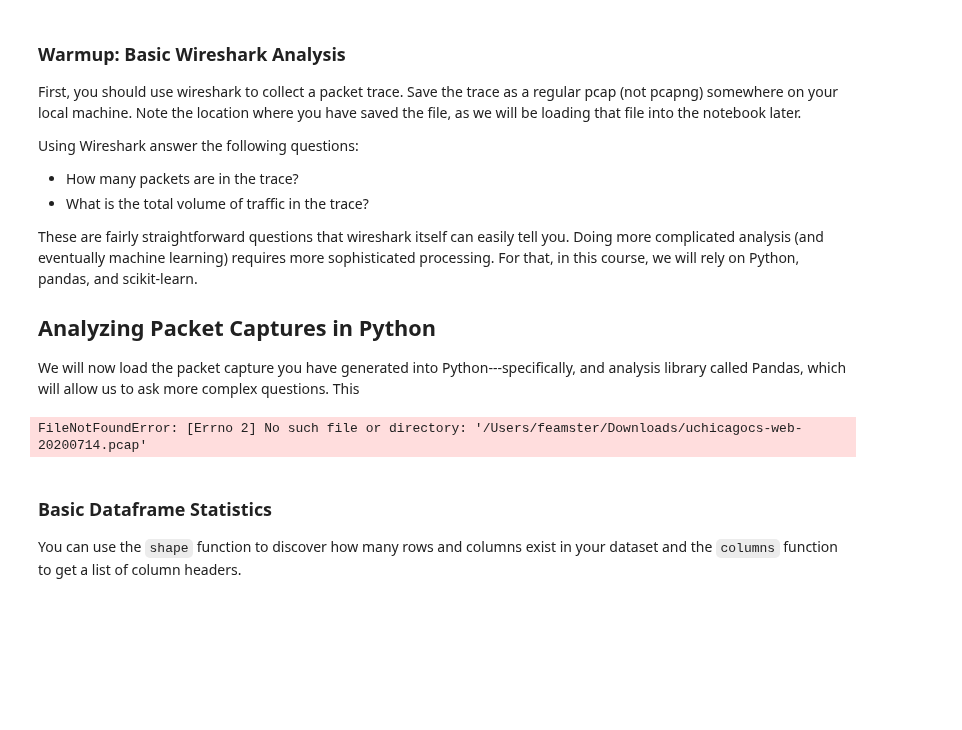
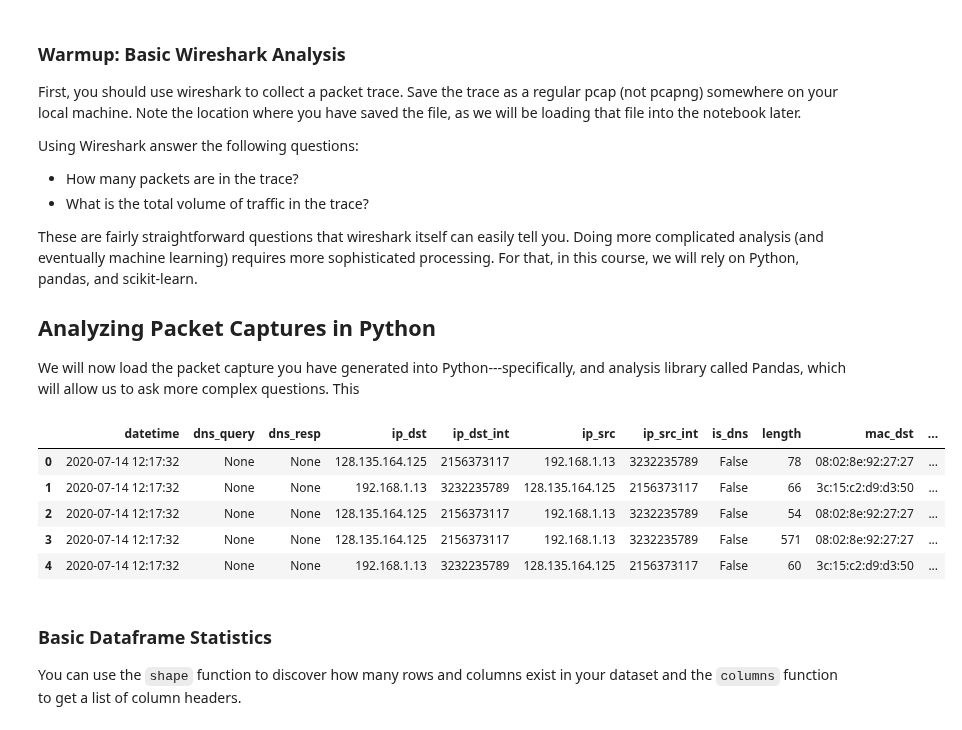
Before and after one commit to noise-lab/ml-networking, a Jupyter notebook: notebooks/0-Packet Capture Analysis.ipynb, the cells around one changed output. Drawn from its saved outputs; the diff is of its cells as text; code cells hidden in the pictures; blank space fills up the shorter version.

```diff
--- a/notebooks/0-Packet Capture Analysis.ipynb
+++ b/notebooks/0-Packet Capture Analysis.ipynb
@@ -32,19 +32,26 @@ We will now load the packet capture you have generated into Python---specificall
 # %%
 import pandas as pd
 from datetime import datetime, timezone
 
 # Allow us to load modules from the parent directory
 import sys
 sys.path.append("../lib")
 from parse_pcap import pcap_to_pandas, send_rates
 
 # Insert your own packet capture here.
 
 #pcap = pcap_to_pandas('/tmp/example-20200523.pcap')
-pcap = pcap_to_pandas('/Users/feamster/Downloads/uchicagocs-web-20200714.pcap')
-pcap.head(n=4)
+pcap = pcap_to_pandas('/home/feamster/classes/ml-networking/pcaps/uchicagocs-web-20200714.pcap')
+
+# look at the first n rows of the packet capture
+pcap.head(5)
 # %% [output]
-FileNotFoundError: [Errno 2] No such file or directory: '/Users/feamster/Downloads/uchicagocs-web-20200714.pcap'
+|  | datetime | dns_query | dns_resp | ip_dst | ip_dst_int | ip_src | ip_src_int | is_dns | length | mac_dst | ... |
+| 0 | 2020-07-14 12:17:32 | None | None | 128.135.164.125 | 2156373117 | 192.168.1.13 | 3232235789 | False | 78 | 08:02:8e:92:27:27 | ... |
+| 1 | 2020-07-14 12:17:32 | None | None | 192.168.1.13 | 3232235789 | 128.135.164.125 | 2156373117 | False | 66 | 3c:15:c2:d9:d3:50 | ... |
+| 2 | 2020-07-14 12:17:32 | None | None | 128.135.164.125 | 2156373117 | 192.168.1.13 | 3232235789 | False | 54 | 08:02:8e:92:27:27 | ... |
+| 3 | 2020-07-14 12:17:32 | None | None | 128.135.164.125 | 2156373117 | 192.168.1.13 | 3232235789 | False | 571 | 08:02:8e:92:27:27 | ... |
+| 4 | 2020-07-14 12:17:32 | None | None | 192.168.1.13 | 3232235789 | 128.135.164.125 | 2156373117 | False | 60 | 3c:15:c2:d9:d3:50 | ... |
 # %% [markdown]
 ### Basic Dataframe Statistics
 
```
Also changed, not shown: parts of 7 cells of this notebook.
